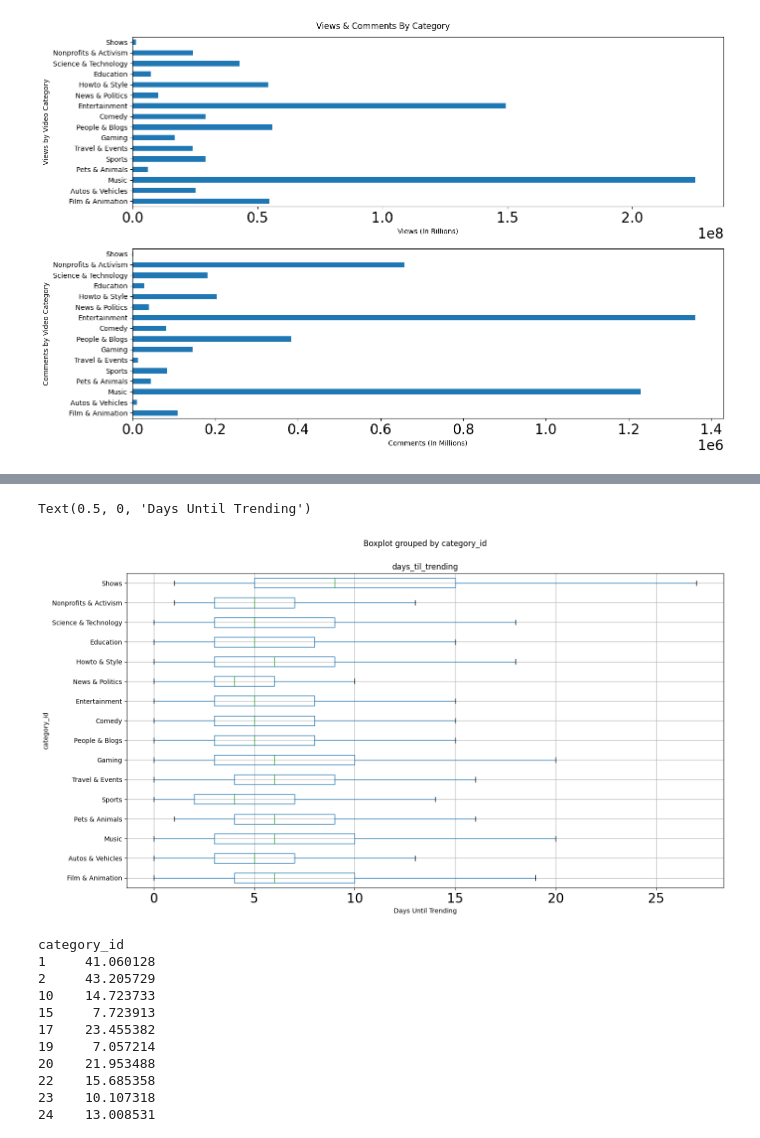
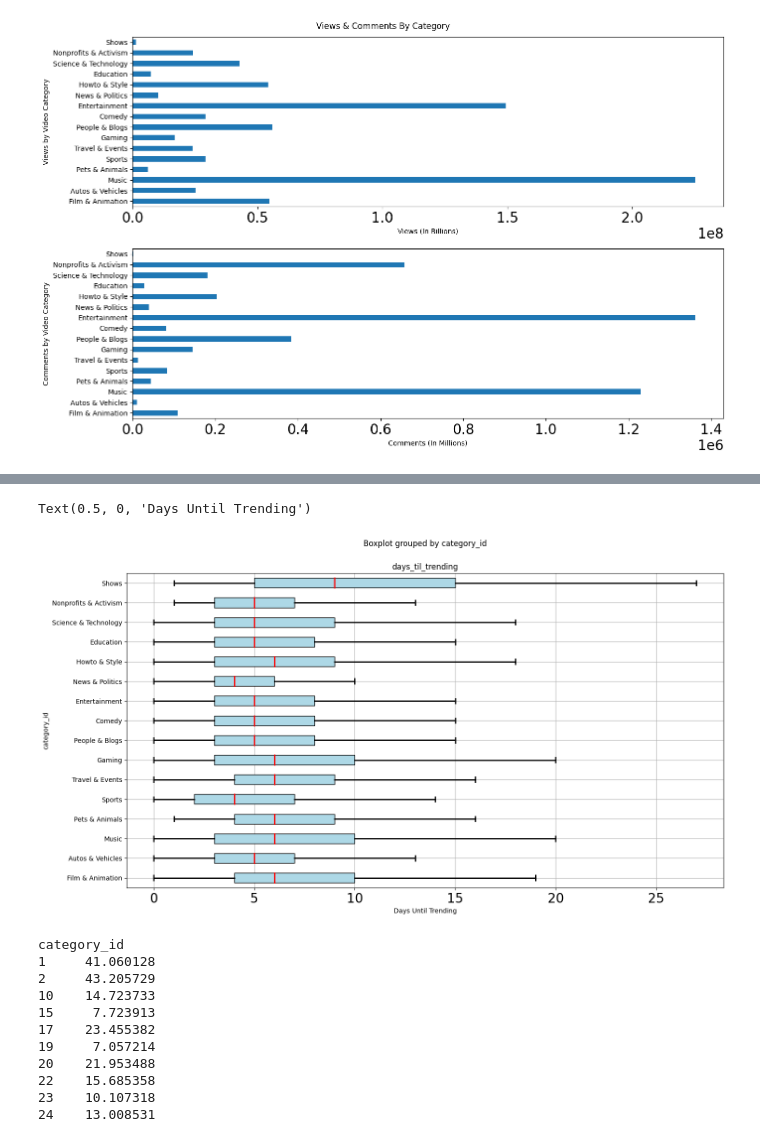
Before and after one commit to tralinde/tralinde_EDA_group_presentation, a Jupyter notebook: notebooks/youtube_EDA.ipynb, the cells around one changed output, grey strips where cells are left out. Cells and saved outputs as stored; diff of their text form; code cells hidden in the pictures.

Commit message:
Changed chart color scheme

```diff
--- a/notebooks/youtube_EDA.ipynb
+++ b/notebooks/youtube_EDA.ipynb
@@ -158,10 +167,19 @@ AttributeError: Can only use .dt accessor with datetimelike values
 # %%
-axs = us_data.boxplot("days_til_trending", by = 'category_id', figsize = (16,9), showfliers = False, vert = False)
+axs = us_data.boxplot("days_til_trending",
+    by = 'category_id',
+    figsize = (16,9),
+    showfliers = False,
+    vert = False, patch_artist=True,
+    boxprops = dict(facecolor = "lightblue"),
+    medianprops = dict(color = "red", linewidth = 1.5),
+    whiskerprops = dict(linewidth = 2),
+    capprops = dict(linewidth = 2)
+    )
 axs.set(yticklabels = title_lst)
 axs.set_xlabel('Days Until Trending')
 # %% [output]
 Text(0.5, 0, 'Days Until Trending')
-[figure, old version]
+[figure, new version]
 # %%
 us_data.groupby('category_id')['days_til_trending'].mean()
 # %% [output]
```
Also changed, not shown: parts of 2 cells of this notebook.
